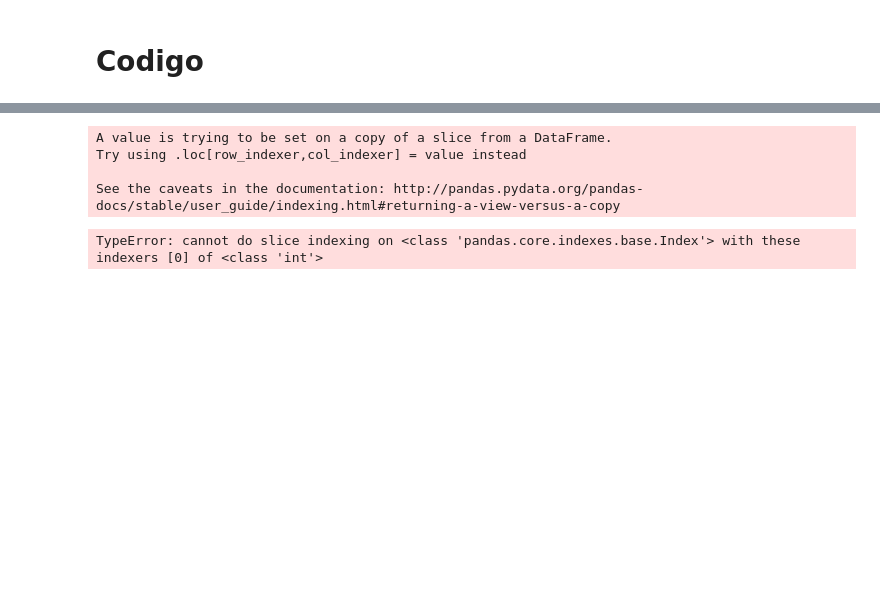
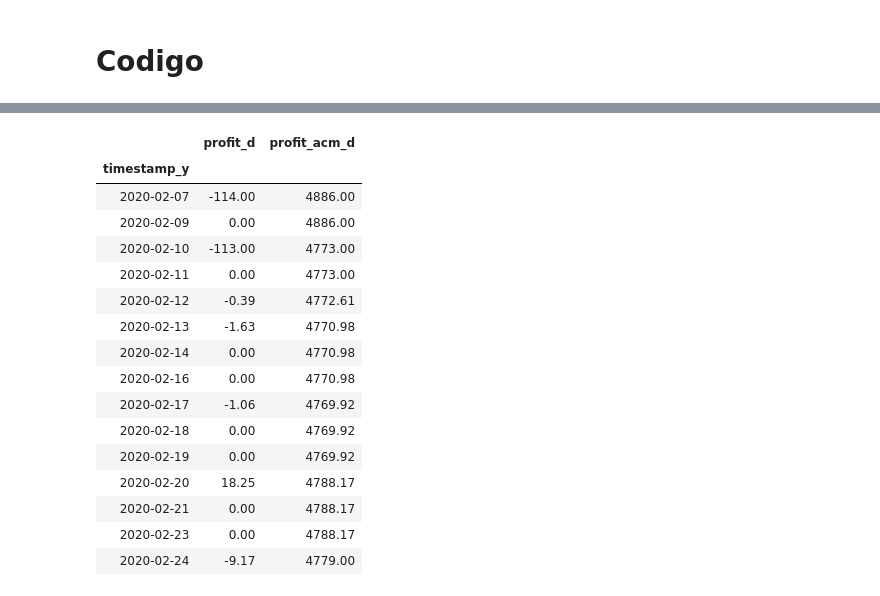
Before and after one commit to estavillo97/LAB_2_JPEU, a Jupyter notebook: Laboratorio2_JPEU.ipynb, the cells around one changed output, grey strips where cells are left out. Cells and saved outputs as stored; diff of their text form; code cells hidden in the pictures; blank space fills up the shorter version.

```diff
--- a/Laboratorio2_JPEU.ipynb
+++ b/Laboratorio2_JPEU.ipynb
@@ -55,12 +87,23 @@ Boolean Series key will be reindexed to match DataFrame index.
 # %%
 #parte 3 Medidas de Atribución al Desempeño
 #crear dataframe con los profits de cada dia
 profit_d = fn.f_profit_diario(data)
-
-Medidas_ = fn.f_stats_mad(data)
+profit_d
 # %% [output]
-A value is trying to be set on a copy of a slice from a DataFrame.
-Try using .loc[row_indexer,col_indexer] = value instead
-
-See the caveats in the documentation: http://pandas.pydata.org/pandas-docs/stable/user_guide/indexing.html#returning-a-view-versus-a-copy
-TypeError: cannot do slice indexing on <class 'pandas.core.indexes.base.Index'> with these indexers [0] of <class 'int'>
+|  | profit_d | profit_acm_d |
+| timestamp_y |  |  |
+| 2020-02-07 | -114.00 | 4886.00 |
+| 2020-02-09 | 0.00 | 4886.00 |
+| 2020-02-10 | -113.00 | 4773.00 |
+| 2020-02-11 | 0.00 | 4773.00 |
+| 2020-02-12 | -0.39 | 4772.61 |
+| 2020-02-13 | -1.63 | 4770.98 |
+| 2020-02-14 | 0.00 | 4770.98 |
+| 2020-02-16 | 0.00 | 4770.98 |
+| 2020-02-17 | -1.06 | 4769.92 |
+| 2020-02-18 | 0.00 | 4769.92 |
+| 2020-02-19 | 0.00 | 4769.92 |
+| 2020-02-20 | 18.25 | 4788.17 |
+| 2020-02-21 | 0.00 | 4788.17 |
+| 2020-02-23 | 0.00 | 4788.17 |
+| 2020-02-24 | -9.17 | 4779.00 |
```
Also changed, not shown: parts of 12 cells of this notebook, 2 other files.
